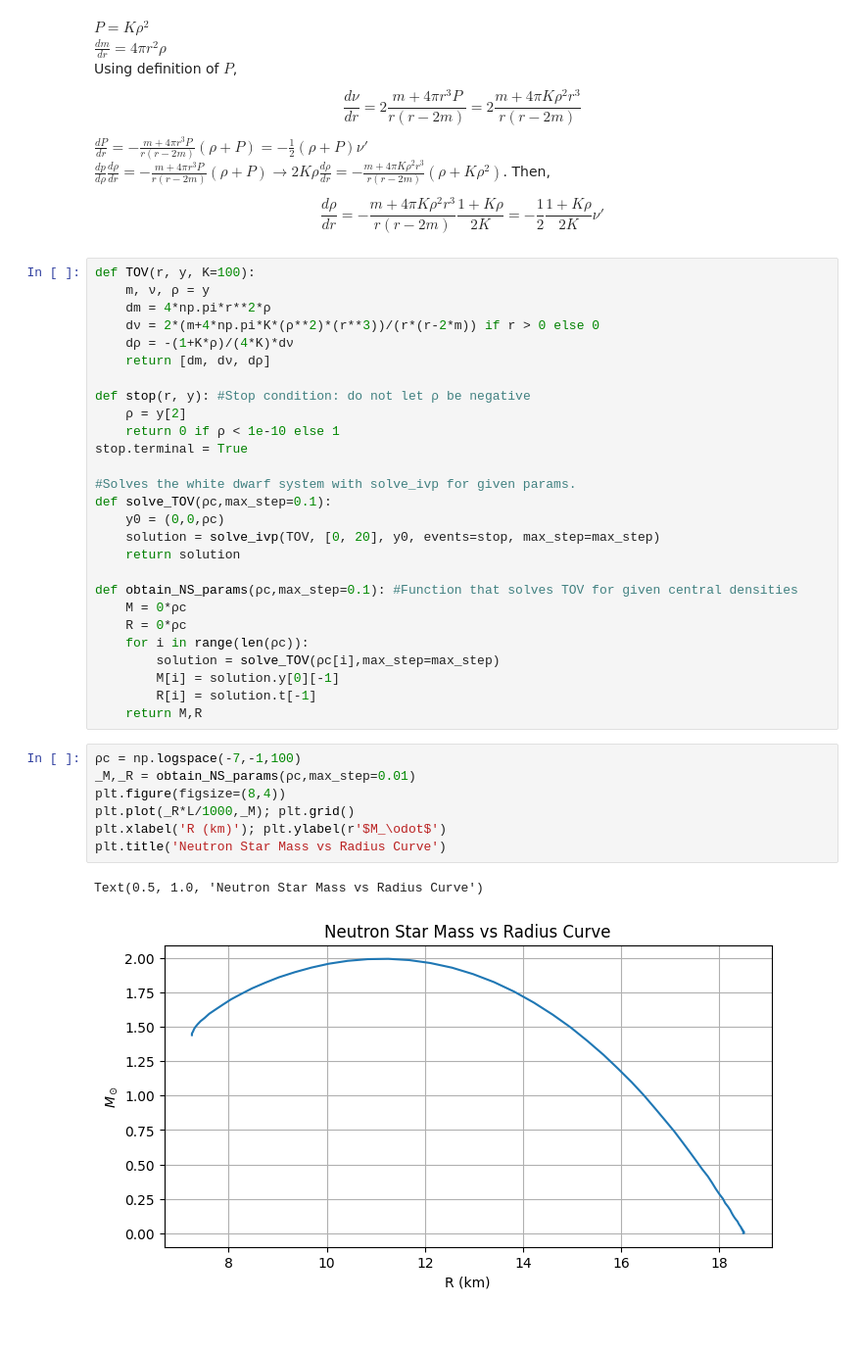
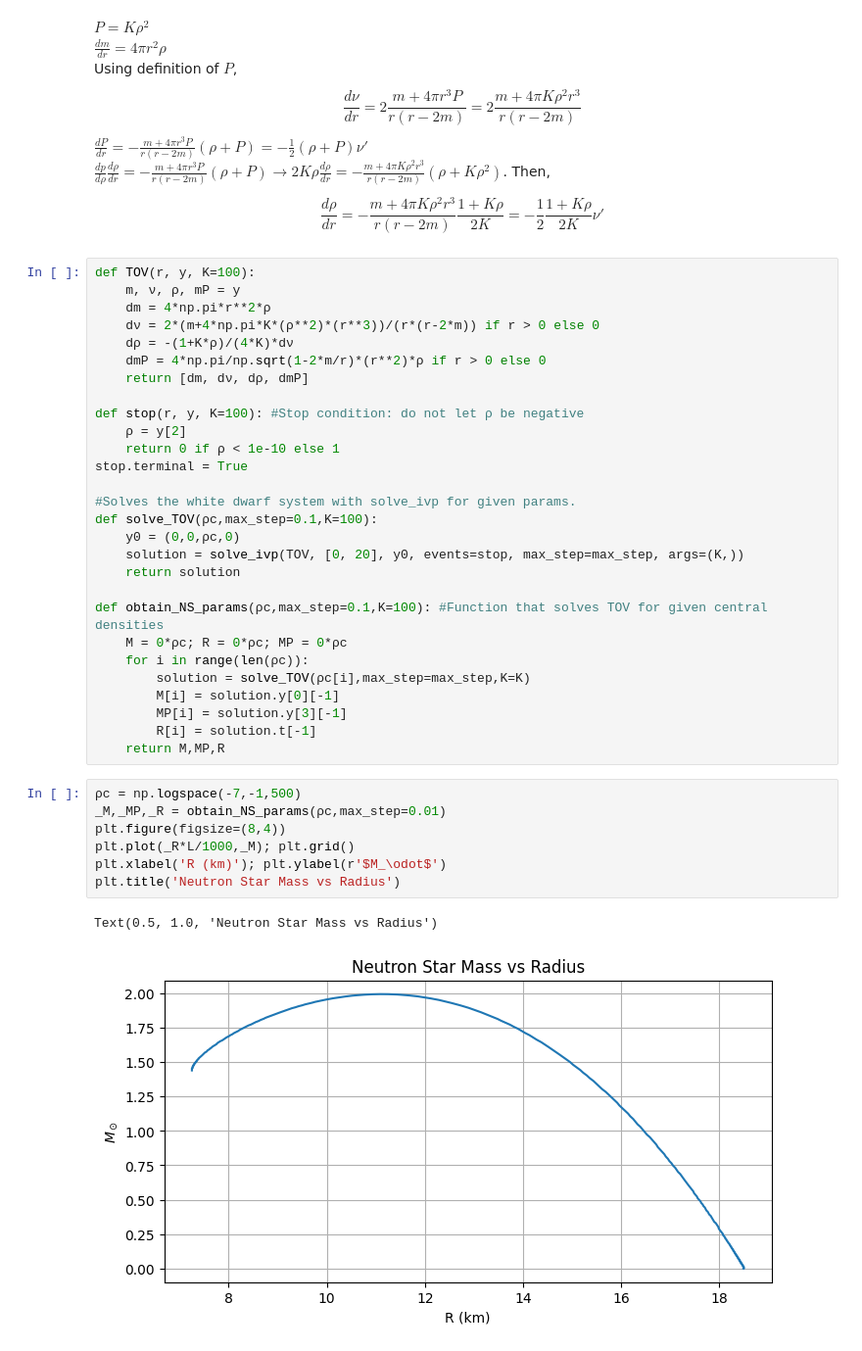
Before and after one commit to gcavusogluKU/PHYS414-Final-Project, a Jupyter notebook: Einstein.ipynb, the cells around one changed output. Shown at 98% size. Drawn from its saved outputs; the diff is of its cells as text.

```diff
--- a/Einstein.ipynb
+++ b/Einstein.ipynb
@@ -22,38 +20,39 @@ $\frac{dp}{d\rho}\frac{d\rho}{dr} = -\frac{m+4\pi r^3P}{r(r-2m)}(\rho+P) \to 2K\
 $$\frac{d\rho}{dr} = -\frac{m+4\pi K\rho^2 r^3}{r(r-2m)}\frac{1+K\rho}{2K} = -\frac{1}{2}\frac{1+K\rho}{2K}\nu'$$
 # %%
 def TOV(r, y, K=100):
-    m, ν, ρ = y
+    m, ν, ρ, mP = y
     dm = 4*np.pi*r**2*ρ
     dν = 2*(m+4*np.pi*K*(ρ**2)*(r**3))/(r*(r-2*m)) if r > 0 else 0
     dρ = -(1+K*ρ)/(4*K)*dν
-    return [dm, dν, dρ]
+    dmP = 4*np.pi/np.sqrt(1-2*m/r)*(r**2)*ρ if r > 0 else 0
+    return [dm, dν, dρ, dmP]
 
-def stop(r, y): #Stop condition: do not let ρ be negative
+def stop(r, y, K=100): #Stop condition: do not let ρ be negative
     ρ = y[2]
     return 0 if ρ < 1e-10 else 1
 stop.terminal = True
 
 #Solves the white dwarf system with solve_ivp for given params.
-def solve_TOV(ρc,max_step=0.1):
-    y0 = (0,0,ρc)
-    solution = solve_ivp(TOV, [0, 20], y0, events=stop, max_step=max_step)
+def solve_TOV(ρc,max_step=0.1,K=100):
+    y0 = (0,0,ρc,0)
+    solution = solve_ivp(TOV, [0, 20], y0, events=stop, max_step=max_step, args=(K,))
     return solution
 
-def obtain_NS_params(ρc,max_step=0.1): #Function that solves TOV for given central densities
-    M = 0*ρc
-    R = 0*ρc
+def obtain_NS_params(ρc,max_step=0.1,K=100): #Function that solves TOV for given central densities
+    M = 0*ρc; R = 0*ρc; MP = 0*ρc
     for i in range(len(ρc)):
-        solution = solve_TOV(ρc[i],max_step=max_step)
+        solution = solve_TOV(ρc[i],max_step=max_step,K=K)
         M[i] = solution.y[0][-1]
+        MP[i] = solution.y[3][-1]
         R[i] = solution.t[-1]
-    return M,R
+    return M,MP,R
 # %%
-ρc = np.logspace(-7,-1,100)
-_M,_R = obtain_NS_params(ρc,max_step=0.01)
+ρc = np.logspace(-7,-1,500)
+_M,_MP,_R = obtain_NS_params(ρc,max_step=0.01)
 plt.figure(figsize=(8,4))
 plt.plot(_R*L/1000,_M); plt.grid()
 plt.xlabel('R (km)'); plt.ylabel(r'$M_\odot$')
-plt.title('Neutron Star Mass vs Radius Curve')
+plt.title('Neutron Star Mass vs Radius')
 # %% [output]
-Text(0.5, 1.0, 'Neutron Star Mass vs Radius Curve')
+Text(0.5, 1.0, 'Neutron Star Mass vs Radius')
-[figure, old version]
+[figure, new version]
```
Also changed, not shown: parts of 11 cells of this notebook.
